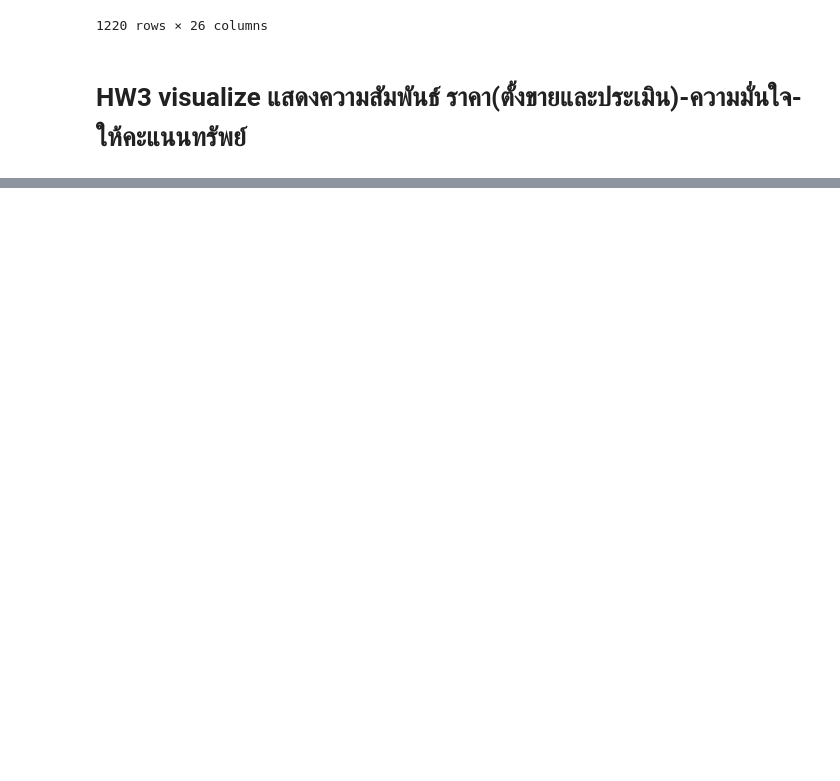
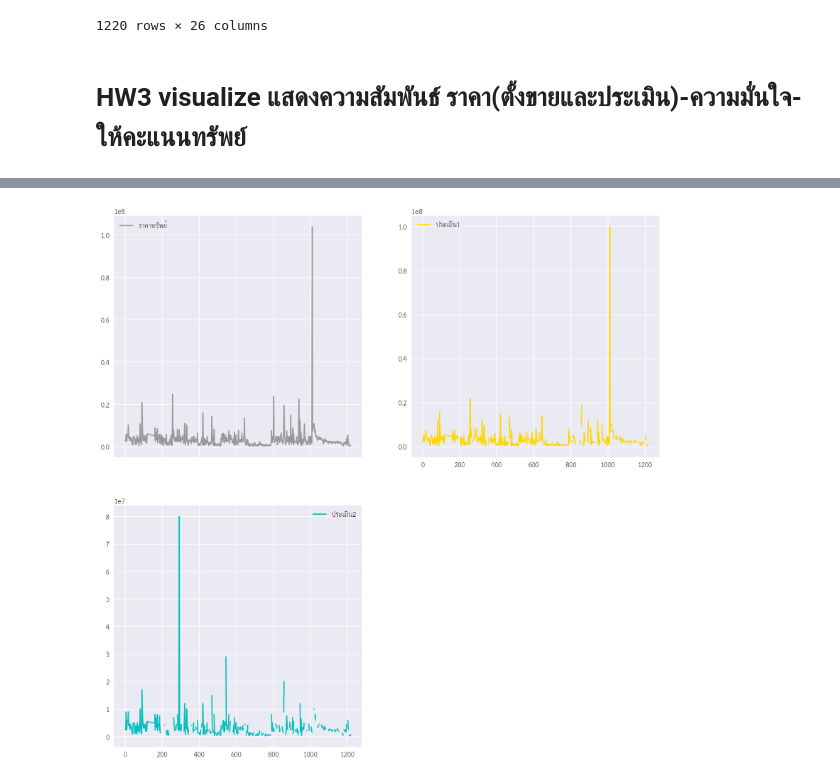
Before and after one commit to InwARMSelviAXE/bsc_dpdm22, a Jupyter notebook: [dataprep1]property_estimator.ipynb, the cells around one changed output, grey strips where cells are left out. Drawn from its saved outputs; the diff is of its cells as text; code cells hidden in the pictures; blank space fills up the shorter version.

```diff
--- a/[dataprep1]property_estimator.ipynb
+++ b/[dataprep1]property_estimator.ipynb
@@ -1904,0 +2044,8 @@ commercial = pd.read_excel(link,sheet_name='อาคารพาณิชย์
+# %%
+house1[['ราคาทรัพย์', 'ประเมิน1', 'ประเมิน2']].plot(kind='line',
+                                subplots=True,
+                                layout=(2, 2),
+                                figsize=(15, 15),
+                                color=['.6', 'gold', 'c']);
+# %% [output]
+[figure, added]
```
Also changed, not shown: parts of 49 cells of this notebook.
